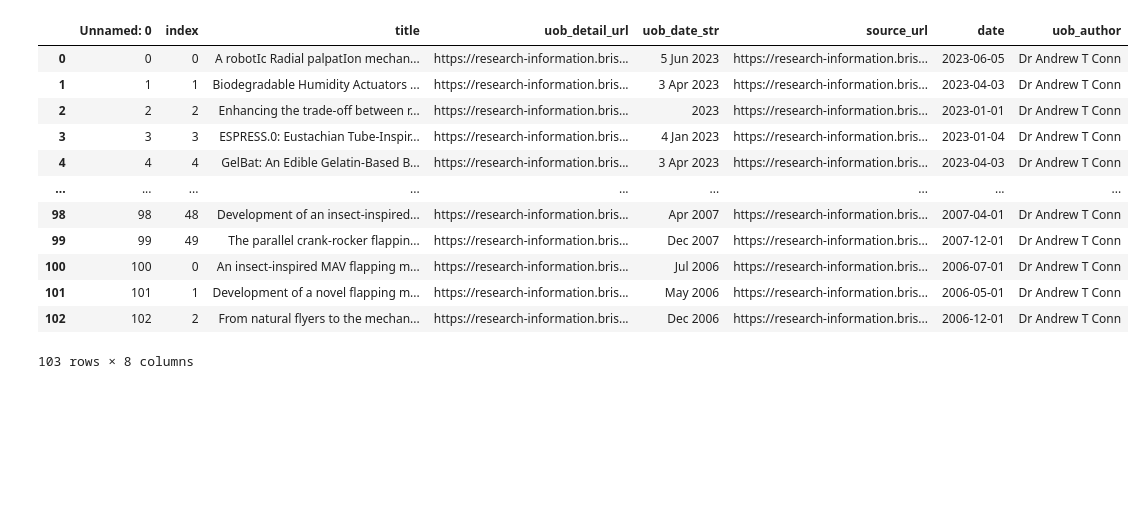
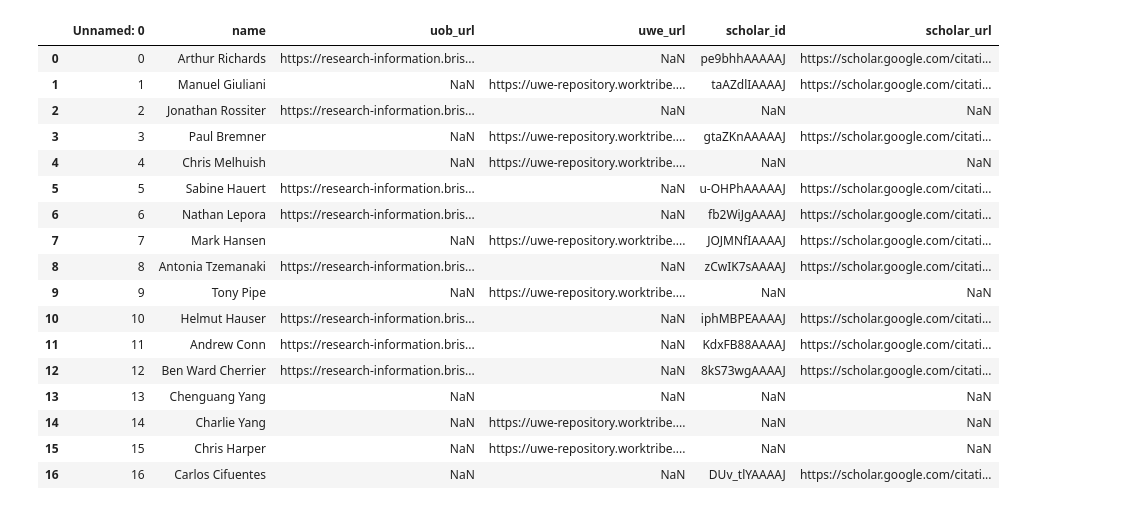
Before and after one commit to arthurrichards77/publication_scraping, a Jupyter notebook: merge_database.ipynb, the cells around one changed output. Saved outputs shown, nothing was run; the diff lists cells and outputs as text; code cells hidden in the pictures; blank space fills up the shorter version.

```diff
--- a/merge_database.ipynb
+++ b/merge_database.ipynb
@@ -1,19 +1,24 @@
 # %%
 import pandas as pd
 # %%
-df1 = pd.read_excel('results/Andrew_Conn_uob.xlsx')
-df1
+profile_df = pd.read_excel('profiles.xlsx')
+profile_df
 # %% [output]
-|  | Unnamed: 0 | index | title | uob_detail_url | uob_date_str | source_url | date | uob_author |
-| 0 | 0 | 0 | A robotIc Radial palpatIon mechan... | https://research-information.bris... | 5 Jun 2023 | https://research-information.bris... | 2023-06-05 | Dr Andrew T Conn |
-| 1 | 1 | 1 | Biodegradable Humidity Actuators ... | https://research-information.bris... | 3 Apr 2023 | https://research-information.bris... | 2023-04-03 | Dr Andrew T Conn |
-| 2 | 2 | 2 | Enhancing the trade-off between r... | https://research-information.bris... | 2023 | https://research-information.bris... | 2023-01-01 | Dr Andrew T Conn |
-| 3 | 3 | 3 | ESPRESS.0: Eustachian Tube-Inspir... | https://research-information.bris... | 4 Jan 2023 | https://research-information.bris... | 2023-01-04 | Dr Andrew T Conn |
-| 4 | 4 | 4 | GelBat: An Edible Gelatin-Based B... | https://research-information.bris... | 3 Apr 2023 | https://research-information.bris... | 2023-04-03 | Dr Andrew T Conn |
-| ... | ... | ... | ... | ... | ... | ... | ... | ... |
-| 98 | 98 | 48 | Development of an insect-inspired... | https://research-information.bris... | Apr 2007 | https://research-information.bris... | 2007-04-01 | Dr Andrew T Conn |
-| 99 | 99 | 49 | The parallel crank-rocker flappin... | https://research-information.bris... | Dec 2007 | https://research-information.bris... | 2007-12-01 | Dr Andrew T Conn |
-| 100 | 100 | 0 | An insect-inspired MAV flapping m... | https://research-information.bris... | Jul 2006 | https://research-information.bris... | 2006-07-01 | Dr Andrew T Conn |
-| 101 | 101 | 1 | Development of a novel flapping m... | https://research-information.bris... | May 2006 | https://research-information.bris... | 2006-05-01 | Dr Andrew T Conn |
-| 102 | 102 | 2 | From natural flyers to the mechan... | https://research-information.bris... | Dec 2006 | https://research-information.bris... | 2006-12-01 | Dr Andrew T Conn |
+|  | Unnamed: 0 | name | uob_url | uwe_url | scholar_id | scholar_url |
+| 0 | 0 | Arthur Richards | https://research-information.bris... | NaN | pe9bhhAAAAAJ | https://scholar.google.com/citati... |
+| 1 | 1 | Manuel Giuliani | NaN | https://uwe-repository.worktribe.... | taAZdlIAAAAJ | https://scholar.google.com/citati... |
+| 2 | 2 | Jonathan Rossiter | https://research-information.bris... | NaN | NaN | NaN |
+| 3 | 3 | Paul Bremner | NaN | https://uwe-repository.worktribe.... | gtaZKnAAAAAJ | https://scholar.google.com/citati... |
+| 4 | 4 | Chris Melhuish | NaN | https://uwe-repository.worktribe.... | NaN | NaN |
+| 5 | 5 | Sabine Hauert | https://research-information.bris... | NaN | u-OHPhAAAAAJ | https://scholar.google.com/citati... |
+| 6 | 6 | Nathan Lepora | https://research-information.bris... | NaN | fb2WiJgAAAAJ | https://scholar.google.com/citati... |
+| 7 | 7 | Mark Hansen | NaN | https://uwe-repository.worktribe.... | JOJMNfIAAAAJ | https://scholar.google.com/citati... |
+| 8 | 8 | Antonia Tzemanaki | https://research-information.bris... | NaN | zCwIK7sAAAAJ | https://scholar.google.com/citati... |
+| 9 | 9 | Tony Pipe | NaN | https://uwe-repository.worktribe.... | NaN | NaN |
+| 10 | 10 | Helmut Hauser | https://research-information.bris... | NaN | iphMBPEAAAAJ | https://scholar.google.com/citati... |
+| 11 | 11 | Andrew Conn | https://research-information.bris... | NaN | KdxFB88AAAAJ | https://scholar.google.com/citati... |
+| 12 | 12 | Ben Ward Cherrier | https://research-information.bris... | NaN | 8kS73wgAAAAJ | https://scholar.google.com/citati... |
+| 13 | 13 | Chenguang Yang | NaN | NaN | NaN | NaN |
+| 14 | 14 | Charlie Yang | NaN | https://uwe-repository.worktribe.... | NaN | NaN |
+| 15 | 15 | Chris Harper | NaN | https://uwe-repository.worktribe.... | NaN | NaN |
+| 16 | 16 | Carlos Cifuentes | NaN | NaN | DUv_tlYAAAAJ | https://scholar.google.com/citati... |
-103 rows × 8 columns
```
Also changed, not shown: parts of 18 cells of this notebook, 2 other files.
